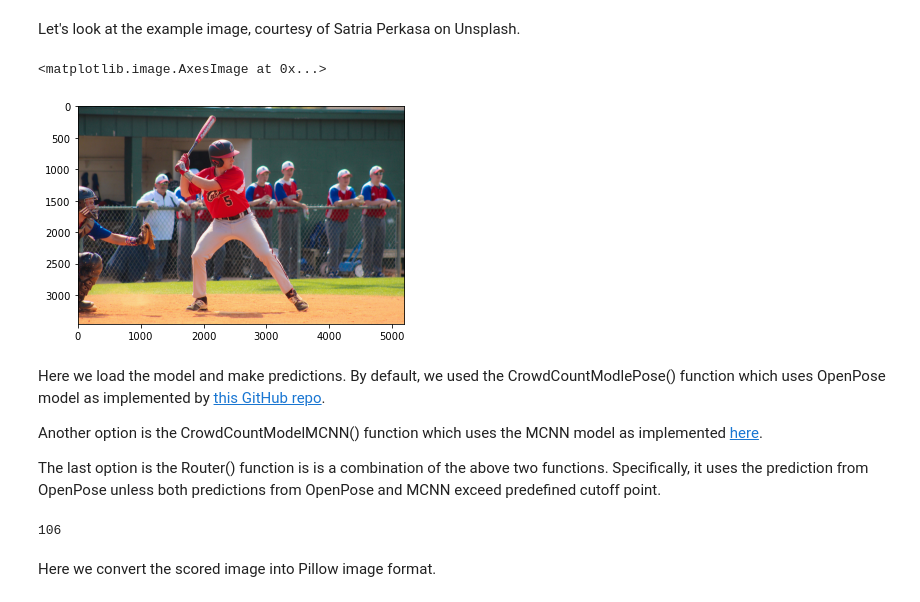
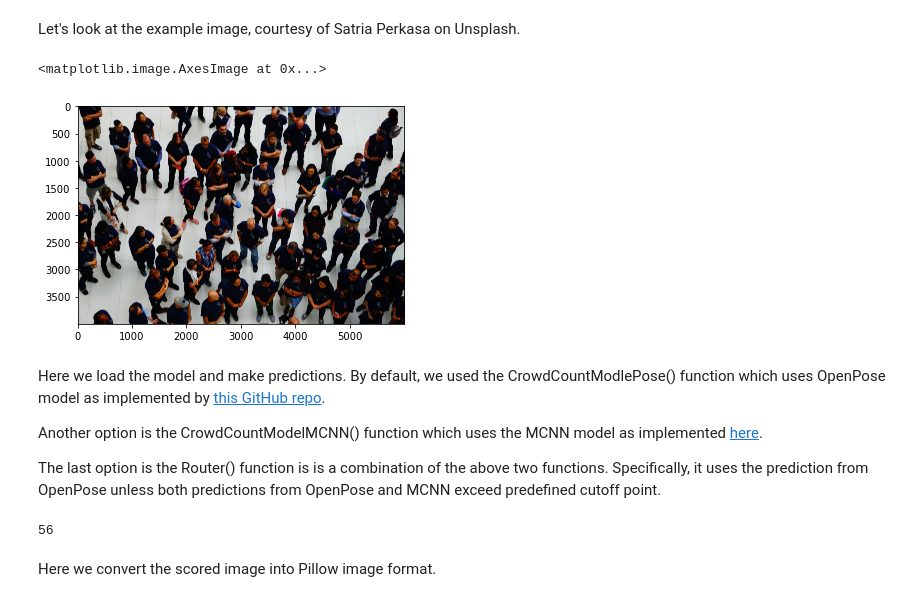
Before and after one commit to buyeah1109/Crowdedness-Detector-with-3D-Visualization, a Jupyter notebook: crowd_counting/crowdcounting/examples/tutorial.ipynb, the cells around one changed output. Saved outputs shown, nothing was run; the diff lists cells and outputs as text; code cells hidden in the pictures.

```diff
--- a/crowd_counting/crowdcounting/examples/tutorial.ipynb
+++ b/crowd_counting/crowdcounting/examples/tutorial.ipynb
@@ -16,12 +16,12 @@ import numpy as np
 # %% [markdown]
 Let's look at the example image, courtesy of Satria Perkasa on Unsplash.
 # %%
-img = '../data/images/3.jpg'
+img = '../data/images/2.jpg'
 pil_im = Image.open(img)
 imshow(np.asarray(pil_im))
 # %% [output]
 <matplotlib.image.AxesImage at 0x...>
-[figure, old version]
+[figure, new version]
 # %% [markdown]
 Here we load the model and make predictions. By default, we used the CrowdCountModlePose() function which uses OpenPose model as implemented by [this GitHub repo](https://github.com/ildoonet/tf-pose-estimation).
 
@@ -45,7 +45,7 @@ scored_image = result["image"]
 # %%
 print(pred)
 # %% [output]
-106
+56
 # %% [markdown]
 Here we convert the scored image into Pillow image format.
 # %%
```
Also changed, not shown: parts of 1 cell of this notebook.
